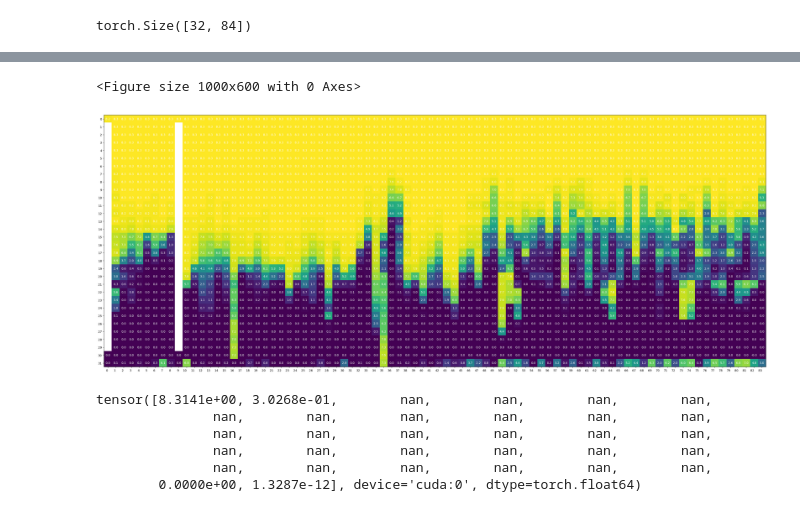
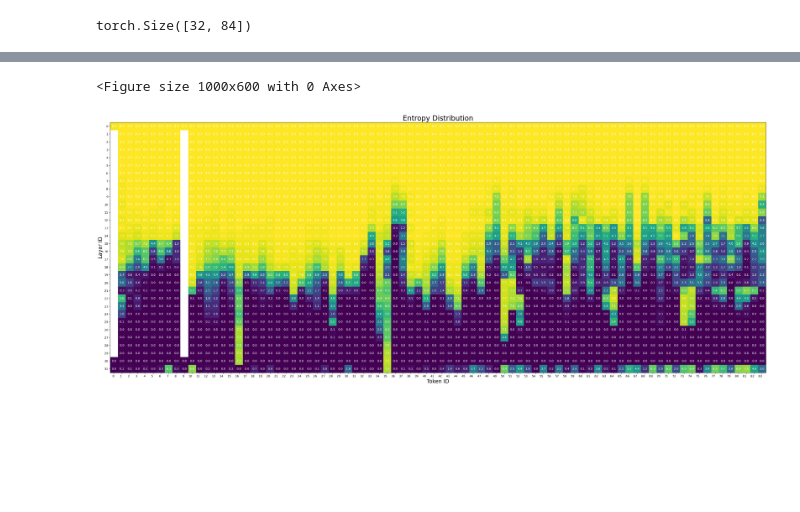
Before and after one commit to Com1t/LLM_entropy, a Jupyter notebook: entropy.ipynb, the cells around one changed output, grey strips where cells are left out. Saved outputs shown, nothing was run; the diff lists cells and outputs as text; code cells hidden in the pictures; blank space fills up the shorter version.

```diff
--- a/entropy.ipynb
+++ b/entropy.ipynb
@@ -69,23 +64,28 @@ tokens = list(range(num_token))
 # %%
 # x is a tokens * layers tensor
 x = torch.tensor([]).to('cuda:0')
-for token in tokens:
+for token_idx in range(num_token):
     temp_x = torch.tensor([]).to('cuda:0')
 
-    for layer in layers:
-        dump_dir = f'/home/u4874056/entropy_dump/entropy_{token}_{layer}.pt'
+    for layer_idx in range(num_layer):
+        dump_dir = f'{entropy_save_dir}/{entropy_save_prefix}_{token_idx}_{layer_idx}.pt'
         if not os.path.isfile(dump_dir):
             continue
 
         hidden_state = torch.load(dump_dir).to('cuda:0')
 
-        if temp_x.shape == torch.Size([0]):
-#             temp_x = torch.cat((temp_x, hidden_state[which_beam]), 0)
-            temp_x = torch.cat((temp_x, torch.min(hidden_state, 0).values), 0)
-            temp_x = temp_x[None, :]
+        if min_beam == True:
+            if temp_x.shape == torch.Size([0]):
+                temp_x = torch.cat((temp_x, torch.min(hidden_state, 0).values), 0)
+                temp_x = temp_x[None, :]
+            else:
+                temp_x = torch.cat((temp_x, torch.min(hidden_state, 0).values[None, :]), 0)
         else:
-#             temp_x = torch.cat((temp_x, hidden_state[which_beam][None, :]), 0)
-            temp_x = torch.cat((temp_x, torch.min(hidden_state, 0).values[None, :]), 0)
+            if temp_x.shape == torch.Size([0]):
+                temp_x = torch.cat((temp_x, hidden_state[which_beam]), 0)
+                temp_x = temp_x[None, :]
+            else:
+                temp_x = torch.cat((temp_x, hidden_state[which_beam][None, :]), 0)
 
     x = torch.cat((x, temp_x), 1)
 # %%
@@ -111,55 +111,33 @@ print(entropy[0][:][:])
  8.31574553 8.31712582 8.31701793 8.31708366 8.31707305 8.31578344
  8.31713371 8.31594955 8.31715885 8.31712321 8.3160768  8.31627217
  8.31693453 8.31730424 8.3166487  8.31545067 8.31714415 8.31587801]
-# %%
-entropy = x.cpu().numpy()[:num_layer,:num_token]
-
-# sphinx_gallery_thumbnail_number = 2
-plt.figure(figsize=(10,6))
-
-
-with open('output.csv', 'w', newline='') as csvfile:
-    writer = csv.writer(csvfile)
-
-    writer.writerow(['layer'] + tokens[:])
-
-    for i in layers:
-        writer.writerow([f'{i}'] + list(entropy[i]))
-# %% [output]
-<Figure size 1000x600 with 0 Axes>
 # %%
 entropy = np.round(entropy, 1)
 
-
+plt.figure(figsize=(10,6))
 fig, ax = plt.subplots(1, figsize=(num_layer, num_token))
 im = ax.imshow(entropy)
 
 # Show all ticks and label them with the respective list entries
 ax.set_xticks(np.arange(len(tokens)), labels=tokens)
 ax.set_yticks(np.arange(len(layers)), labels=layers)
 
 # Rotate the tick labels and set their alignment.
 plt.setp(ax.get_xticklabels(), rotation=0, ha="right",
          rotation_mode="anchor")
 
 # Loop over data dimensions and create text annotations.
 for i in layers:
     for j in tokens:
         text = ax.text(j, i, entropy[i, j],
                        ha="center", va="center", color="w")
 
-# ax.set_title("Harvest of local farmers (in tons/year)")
+ax.set_title('Entropy Distribution', fontsize=24)
+plt.xlabel('Token ID', fontsize=18)
+plt.ylabel('Layer ID', fontsize=18)
 
 fig.tight_layout()
 plt.show()
 # %% [output]
+<Figure size 1000x600 with 0 Axes>
-[figure, old version]
+[figure, new version]
-# %%
-print((x[:,21]))
-# %% [output]
-tensor([8.3141e+00, 3.0268e-01,        nan,        nan,        nan,        nan,
-               nan,        nan,        nan,        nan,        nan,        nan,
-               nan,        nan,        nan,        nan,        nan,        nan,
-               nan,        nan,        nan,        nan,        nan,        nan,
-               nan,        nan,        nan,        nan,        nan,        nan,
-        0.0000e+00, 1.3287e-12], device='cuda:0', dtype=torch.float64)
```
Also changed, not shown: parts of 8 cells of this notebook, 3 other files.
